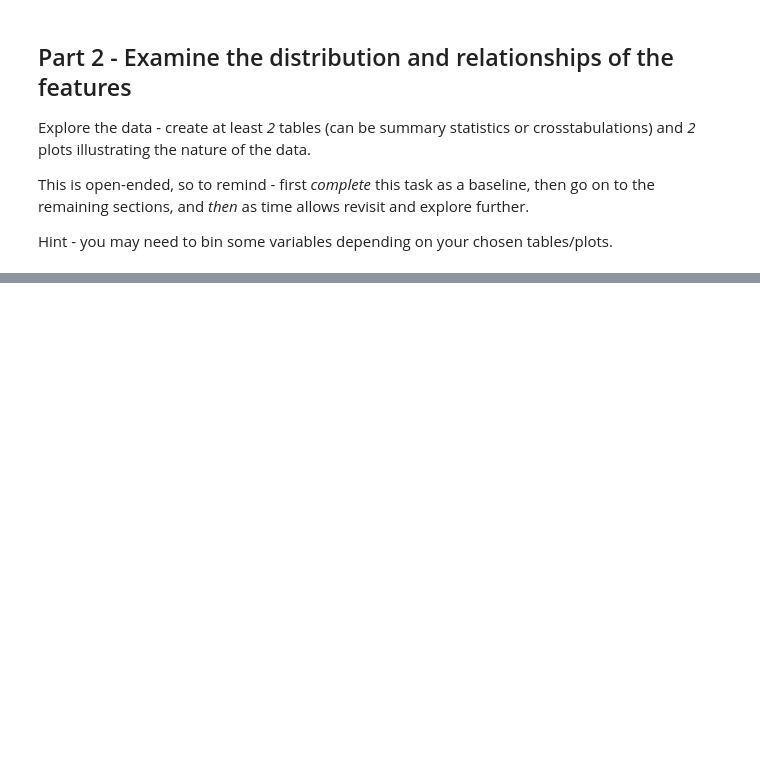
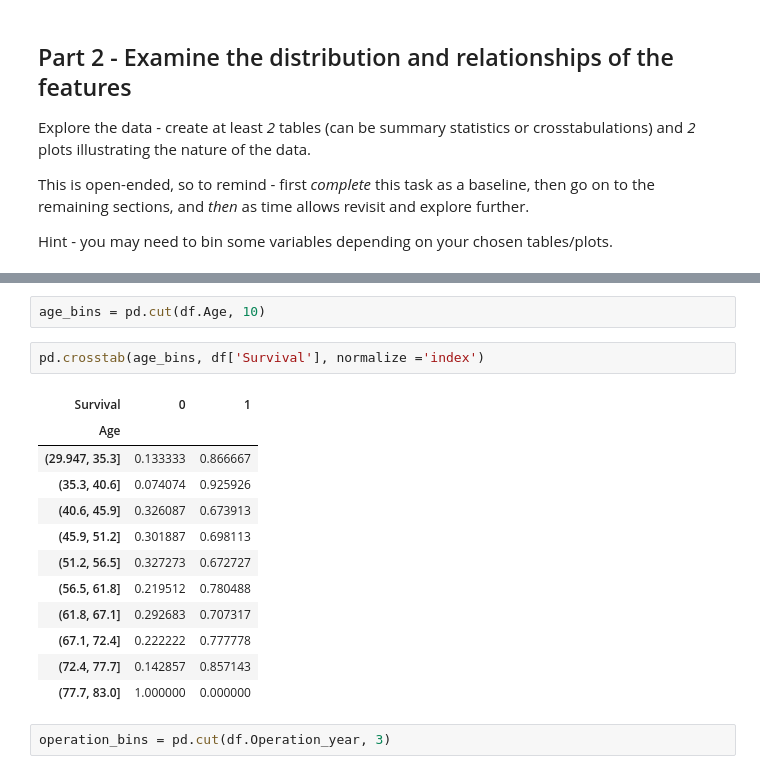
Before and after one commit to ngriggs/DS-Unit-1-Sprint-1-Dealing-With-Data, a Jupyter notebook: DS_Unit_1_Sprint_Challenge_1.ipynb, the cells around one changed output, grey strips where cells are left out. Cells and saved outputs as stored; diff of their text form; blank space fills up the shorter version.

```diff
--- a/DS_Unit_1_Sprint_Challenge_1.ipynb
+++ b/DS_Unit_1_Sprint_Challenge_1.ipynb
@@ -55,0 +142,19 @@ Answer with text, but feel free to intersperse example code/results or refer to
+# %%
+age_bins = pd.cut(df.Age, 10)
+# %%
+pd.crosstab(age_bins, df['Survival'], normalize ='index')
+# %% [output]
+| Survival | 0 | 1 |
+| Age |  |  |
+| (29.947, 35.3] | 0.133333 | 0.866667 |
+| (35.3, 40.6] | 0.074074 | 0.925926 |
+| (40.6, 45.9] | 0.326087 | 0.673913 |
+| (45.9, 51.2] | 0.301887 | 0.698113 |
+| (51.2, 56.5] | 0.327273 | 0.672727 |
+| (56.5, 61.8] | 0.219512 | 0.780488 |
+| (61.8, 67.1] | 0.292683 | 0.707317 |
+| (67.1, 72.4] | 0.222222 | 0.777778 |
+| (72.4, 77.7] | 0.142857 | 0.857143 |
+| (77.7, 83.0] | 1.000000 | 0.000000 |
+# %%
+operation_bins = pd.cut(df.Operation_year, 3)
```
Also changed, not shown: parts of 23 cells of this notebook.
